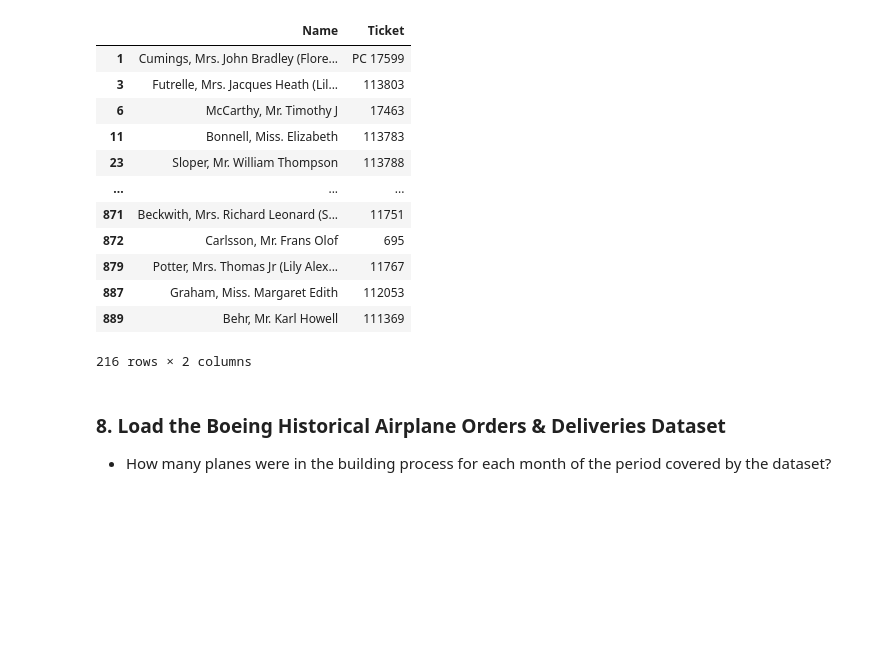
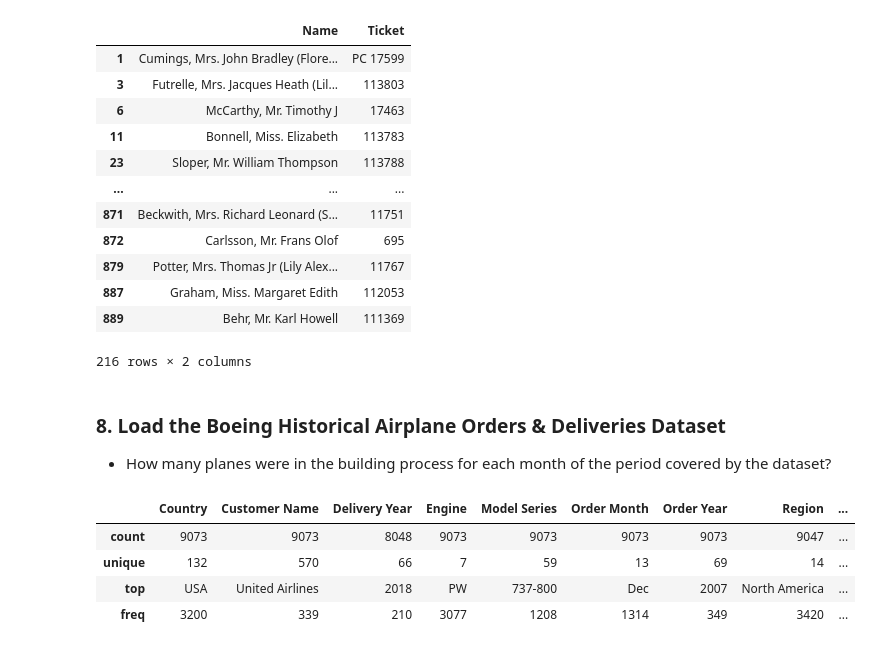
Before and after one commit to mickaelbalensi/python_data_engineer, a Jupyter notebook: pandas/titanic_analysis.ipynb, the cells around one changed output. Saved outputs shown, nothing was run; the diff lists cells and outputs as text; code cells hidden in the pictures; blank space fills up the shorter version.

```diff
--- a/pandas/titanic_analysis.ipynb
+++ b/pandas/titanic_analysis.ipynb
@@ -177,0 +180,8 @@ train_df[train_df["Pclass"] == 1][['Name', 'Ticket']]
+# %%
+planes.describe()
+# %% [output]
+|  | Country | Customer Name | Delivery Year | Engine | Model Series | Order Month | Order Year | Region | ... |
+| count | 9073 | 9073 | 8048 | 9073 | 9073 | 9073 | 9073 | 9047 | ... |
+| unique | 132 | 570 | 66 | 7 | 59 | 13 | 69 | 14 | ... |
+| top | USA | United Airlines | 2018 | PW | 737-800 | Dec | 2007 | North America | ... |
+| freq | 3200 | 339 | 210 | 3077 | 1208 | 1314 | 349 | 3420 | ... |
```
Also changed, not shown: parts of 12 cells of this notebook.
